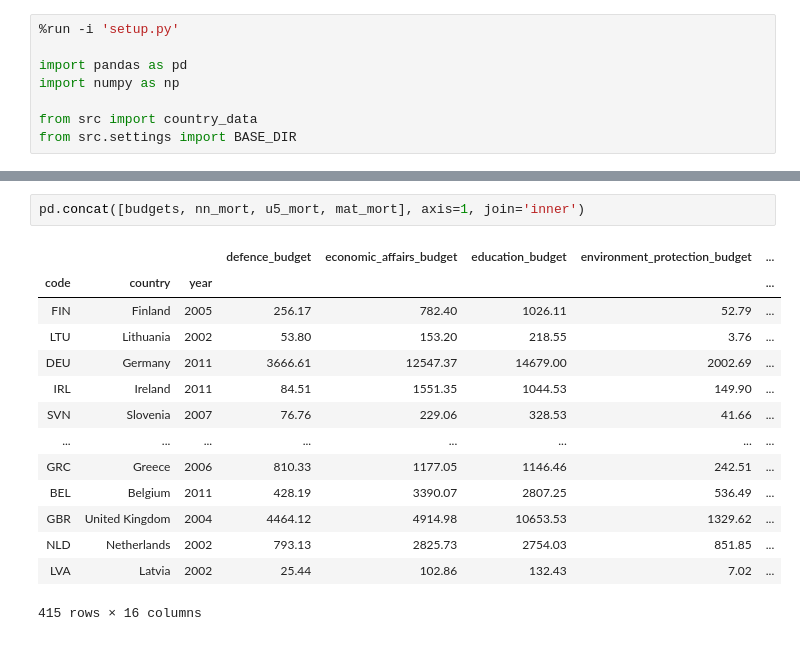
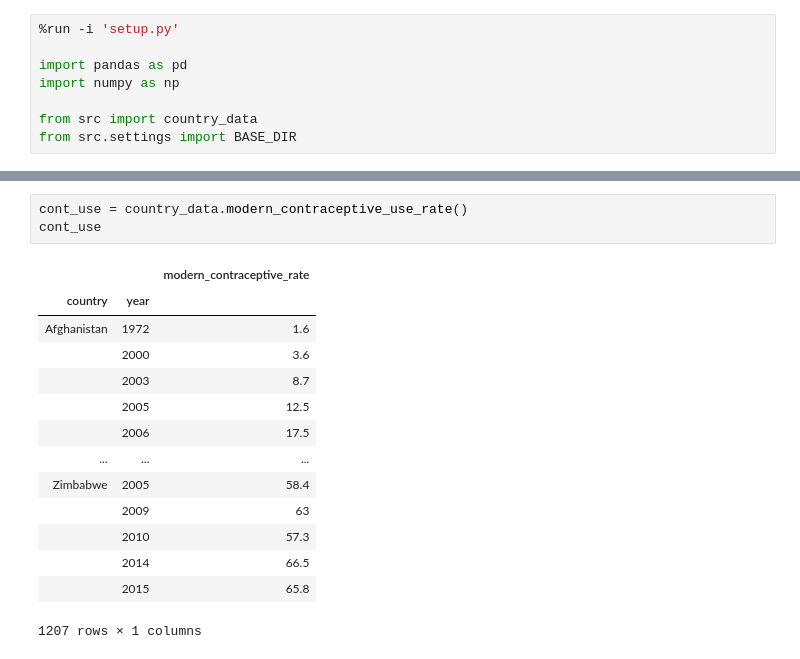
Before and after one commit to cfranklin11/sdg-progress-api, a Jupyter notebook: notebooks/2.1-sdg-target-data.ipynb, the cells around one changed output, grey strips where cells are left out. Cells and saved outputs as stored; diff of their text form.

```diff
--- a/notebooks/2.1-sdg-target-data.ipynb
+++ b/notebooks/2.1-sdg-target-data.ipynb
@@ -80,18 +80,19 @@ mat_mort
 5673 rows × 1 columns
-# %%
-pd.concat([budgets, nn_mort, u5_mort, mat_mort], axis=1, join='inner')
-# %% [output]
-|  |  |  | defence_budget | economic_affairs_budget | education_budget | environment_protection_budget | ... |
-| code | country | year |  |  |  |  | ... |
-| FIN | Finland | 2005 | 256.17 | 782.40 | 1026.11 | 52.79 | ... |
-| LTU | Lithuania | 2002 | 53.80 | 153.20 | 218.55 | 3.76 | ... |
-| DEU | Germany | 2011 | 3666.61 | 12547.37 | 14679.00 | 2002.69 | ... |
-| IRL | Ireland | 2011 | 84.51 | 1551.35 | 1044.53 | 149.90 | ... |
-| SVN | Slovenia | 2007 | 76.76 | 229.06 | 328.53 | 41.66 | ... |
-| ... | ... | ... | ... | ... | ... | ... | ... |
-| GRC | Greece | 2006 | 810.33 | 1177.05 | 1146.46 | 242.51 | ... |
-| BEL | Belgium | 2011 | 428.19 | 3390.07 | 2807.25 | 536.49 | ... |
-| GBR | United Kingdom | 2004 | 4464.12 | 4914.98 | 10653.53 | 1329.62 | ... |
-| NLD | Netherlands | 2002 | 793.13 | 2825.73 | 2754.03 | 851.85 | ... |
-| LVA | Latvia | 2002 | 25.44 | 102.86 | 132.43 | 7.02 | ... |
-415 rows × 16 columns
+# %%
+cont_use = country_data.modern_contraceptive_use_rate()
+cont_use
+# %% [output]
+|  |  | modern_contraceptive_rate |
+| country | year |  |
+| Afghanistan | 1972 | 1.6 |
+|  | 2000 | 3.6 |
+|  | 2003 | 8.7 |
+|  | 2005 | 12.5 |
+|  | 2006 | 17.5 |
+| ... | ... | ... |
+| Zimbabwe | 2005 | 58.4 |
+|  | 2009 | 63 |
+|  | 2010 | 57.3 |
+|  | 2014 | 66.5 |
+|  | 2015 | 65.8 |
+1207 rows × 1 columns
```
Also changed, not shown: parts of 5 cells of this notebook, 2 other files.
